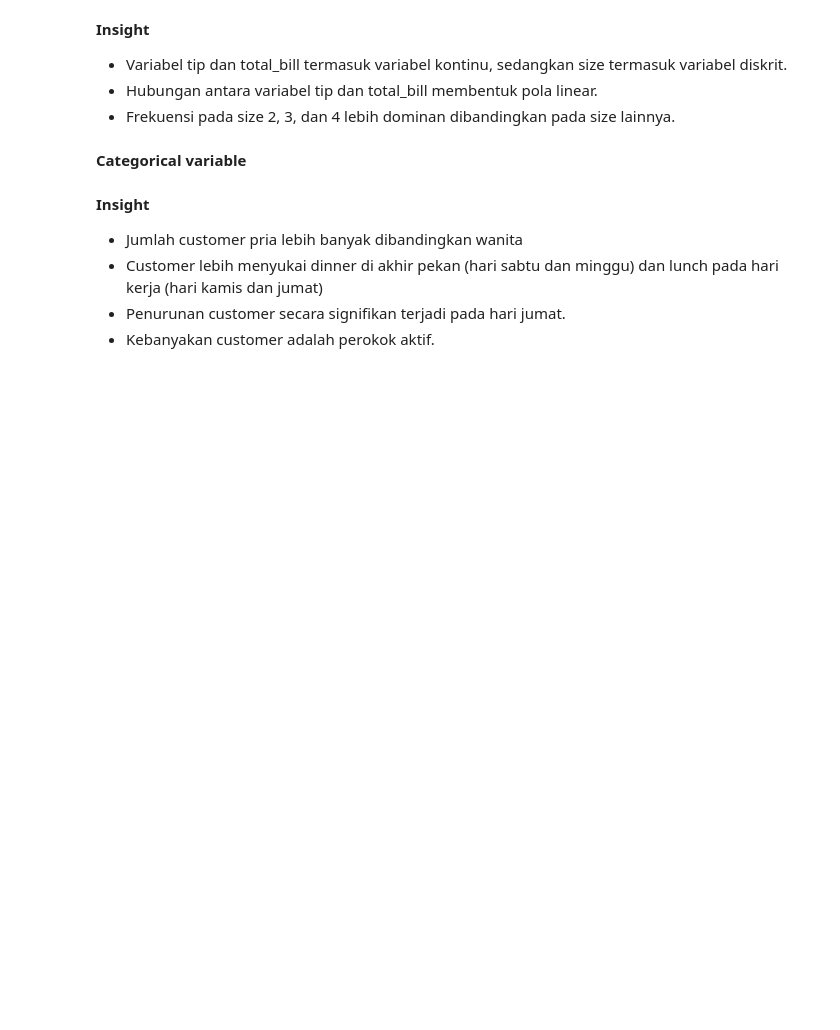
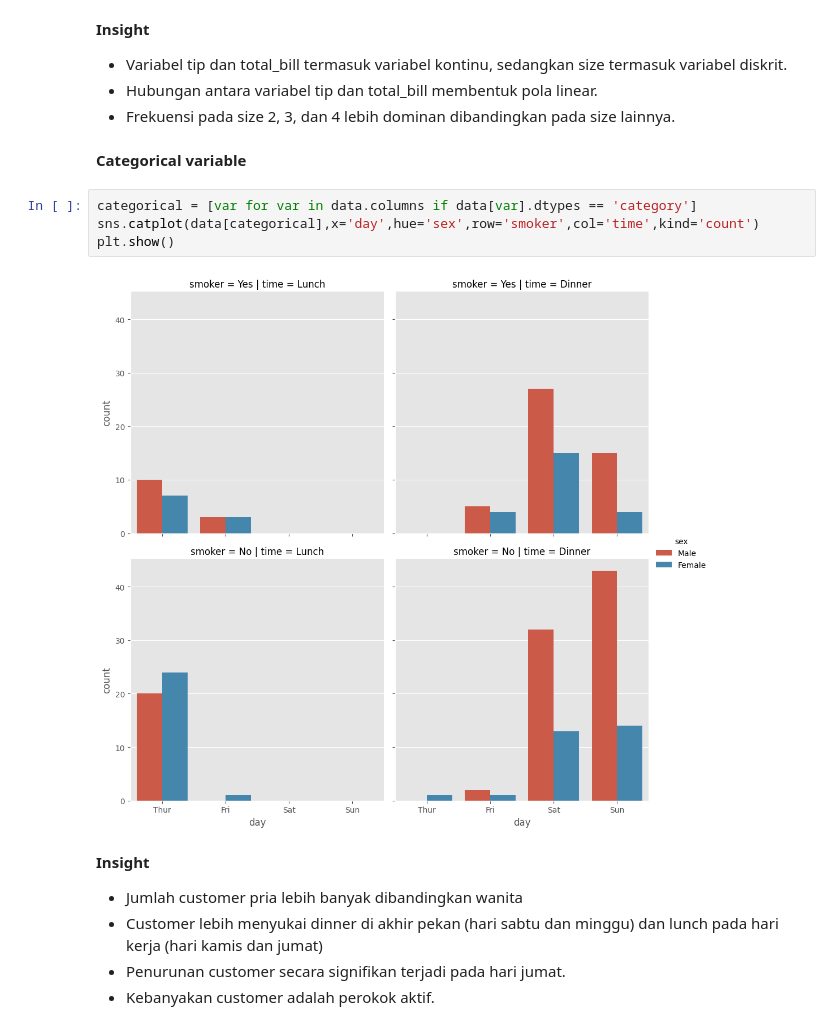
Before and after one commit to fikigayo/Bootcamp-Purwadhika, a Jupyter notebook: modul-3/m3_s3_regression_blank.ipynb, the cells around one changed output. Drawn from its saved outputs; the diff is of its cells as text; blank space fills up the shorter version.

```diff
--- a/modul-3/m3_s3_regression_blank.ipynb
+++ b/modul-3/m3_s3_regression_blank.ipynb
@@ -517,6 +534,12 @@ pd.DataFrame({
 - Frekuensi pada size 2, 3, dan 4 lebih dominan dibandingkan pada size lainnya.
 # %% [markdown]
 **Categorical variable**
+# %%
+categorical = [var for var in data.columns if data[var].dtypes == 'category']
+sns.catplot(data[categorical],x='day',hue='sex',row='smoker',col='time',kind='count')
+plt.show()
+# %% [output]
+[figure, added]
 # %% [markdown]
 **Insight**
 
```
Also changed, not shown: parts of 34 cells of this notebook, 5 other files.
